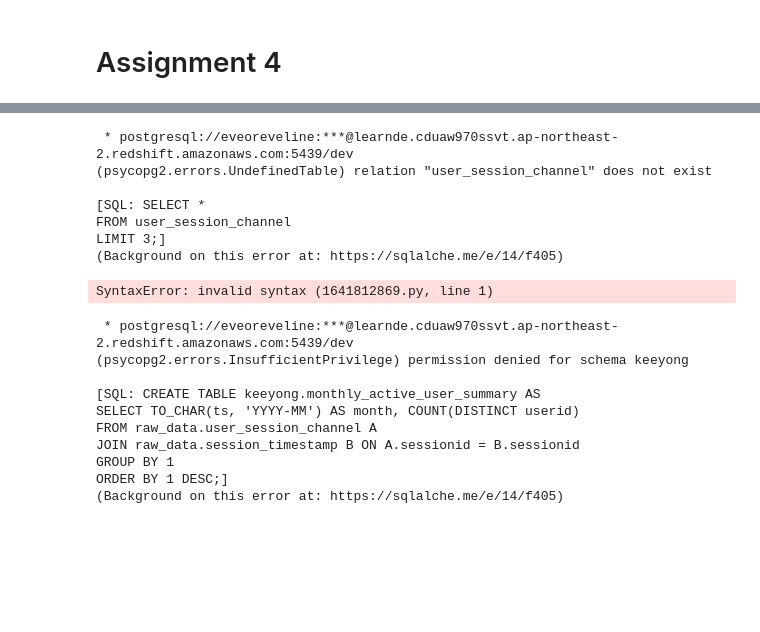
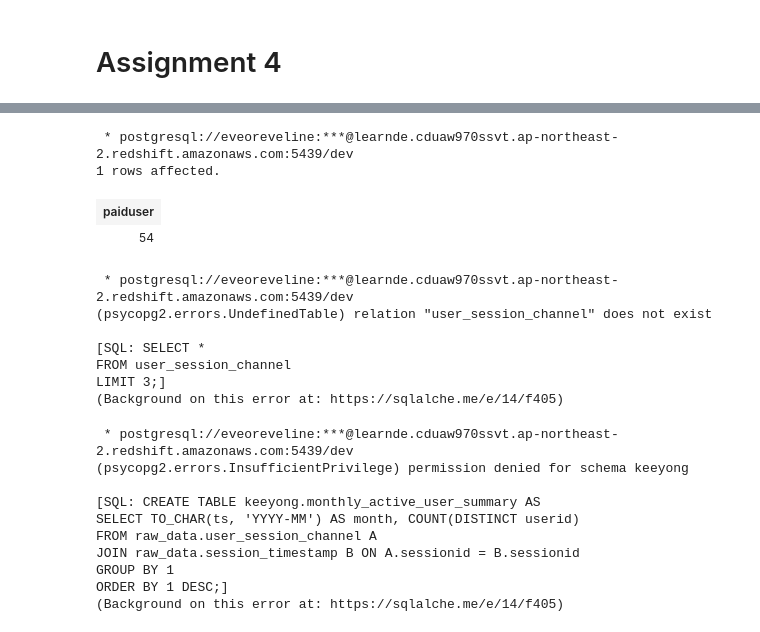
Before and after one commit to eveoreveline/programmers_airflow, a Jupyter notebook: assignment_week_2.ipynb, the cells around one changed output, grey strips where cells are left out. Cells and saved outputs as stored; diff of their text form; code cells hidden in the pictures; blank space fills up the shorter version.

```diff
--- a/assignment_week_2.ipynb
+++ b/assignment_week_2.ipynb
@@ -1053,3 +1077,15 @@ LIMIT 10;
+# %%
+%%sql
+
+SELECT COUNT(CASE WHEN refunded = True OR False THEN 1 END) AS paidUser
+FROM raw_data.session_transaction tr
+LEFT JOIN raw_data.session_timestamp st ON tr.sessionid = st.sessionid
+LIMIT 10;
+# %% [output]
+ * postgresql://eveoreveline:***@learnde.cduaw970ssvt.ap-northeast-2.redshift.amazonaws.com:5439/dev
+1 rows affected.
+| paiduser |
+| 54 |
 # %%
 %%sql
 
@@ -1075,11 +1111,6 @@ FROM session_transction
 FROM user_session_channel
 LIMIT 3;]
 (Background on this error at: https://sqlalche.me/e/14/f405)
-# %%
-SELECT ts, channel, COUNT(userid) AS uniqueUsers,
-LEFT JOIN raw_data.user_session_timestamp st ON usc.sessionid = st.sessionid
-# %% [output]
-SyntaxError: invalid syntax (1641812869.py, line 1)
 # %%
 %%sql
 
```
Also changed, not shown: parts of 6 cells of this notebook.
